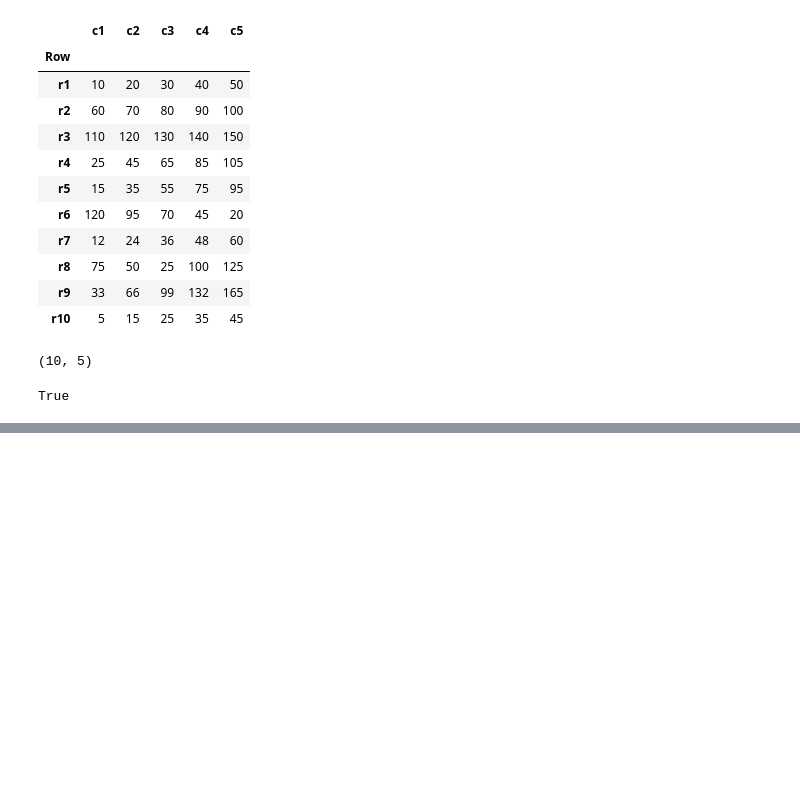
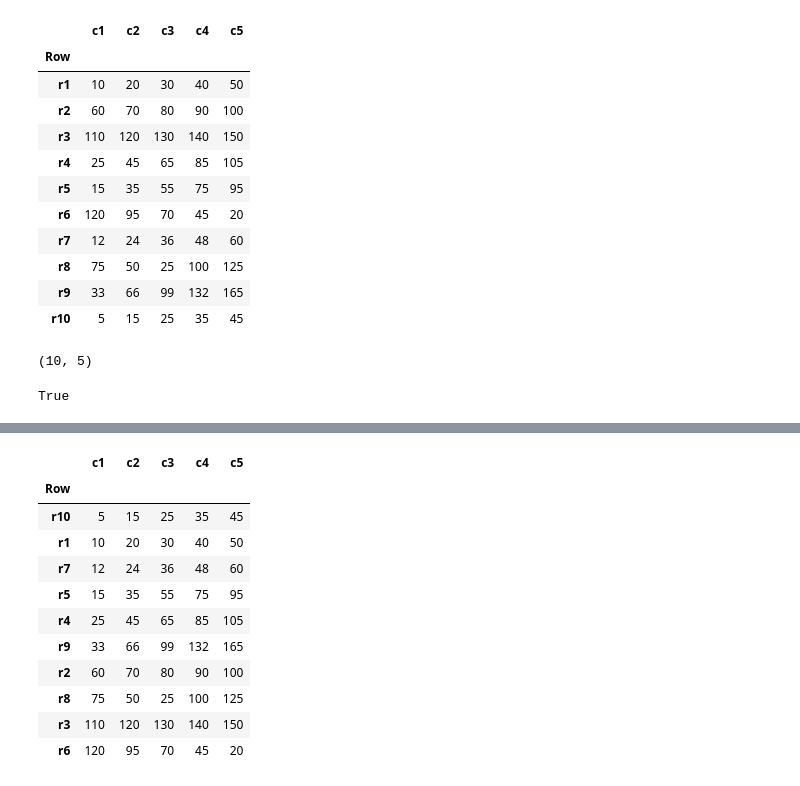
Before and after one commit to SanviRahman/Machine-Learning, a Jupyter notebook: pandas_practice.ipynb, the cells around one changed output, grey strips where cells are left out. Saved outputs shown, nothing was run; the diff lists cells and outputs as text; code cells hidden in the pictures; blank space fills up the shorter version.

```diff
--- a/pandas_practice.ipynb
+++ b/pandas_practice.ipynb
@@ -146,0 +194,16 @@ True
+# %%
+df_asc=df.sort_values(by='c1', ascending=True)
+display(df_asc)
+# %% [output]
+|  | c1 | c2 | c3 | c4 | c5 |
+| Row |  |  |  |  |  |
+| r10 | 5 | 15 | 25 | 35 | 45 |
+| r1 | 10 | 20 | 30 | 40 | 50 |
+| r7 | 12 | 24 | 36 | 48 | 60 |
+| r5 | 15 | 35 | 55 | 75 | 95 |
+| r4 | 25 | 45 | 65 | 85 | 105 |
+| r9 | 33 | 66 | 99 | 132 | 165 |
+| r2 | 60 | 70 | 80 | 90 | 100 |
+| r8 | 75 | 50 | 25 | 100 | 125 |
+| r3 | 110 | 120 | 130 | 140 | 150 |
+| r6 | 120 | 95 | 70 | 45 | 20 |
```
Also changed, not shown: parts of 7 cells of this notebook.
